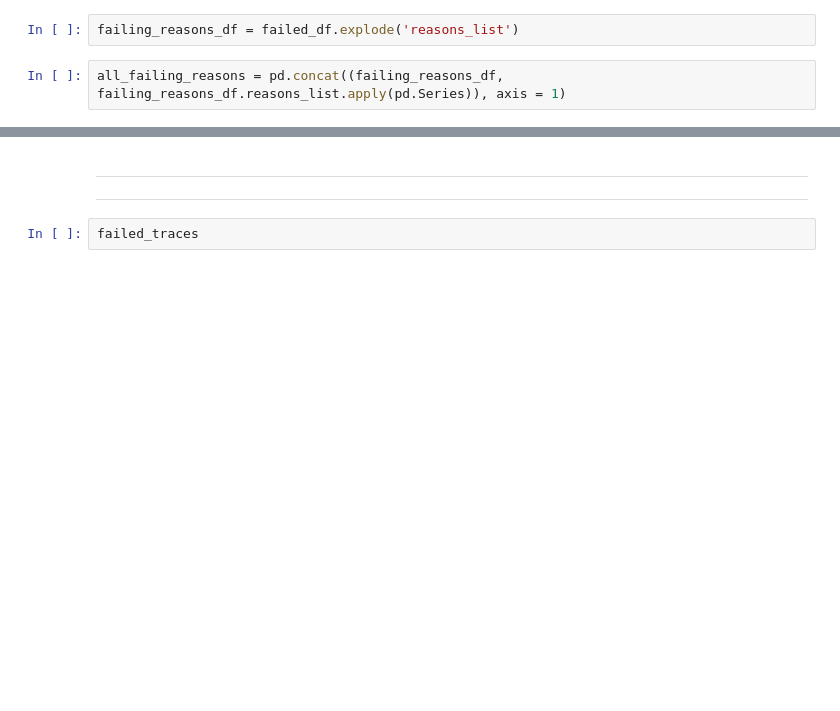
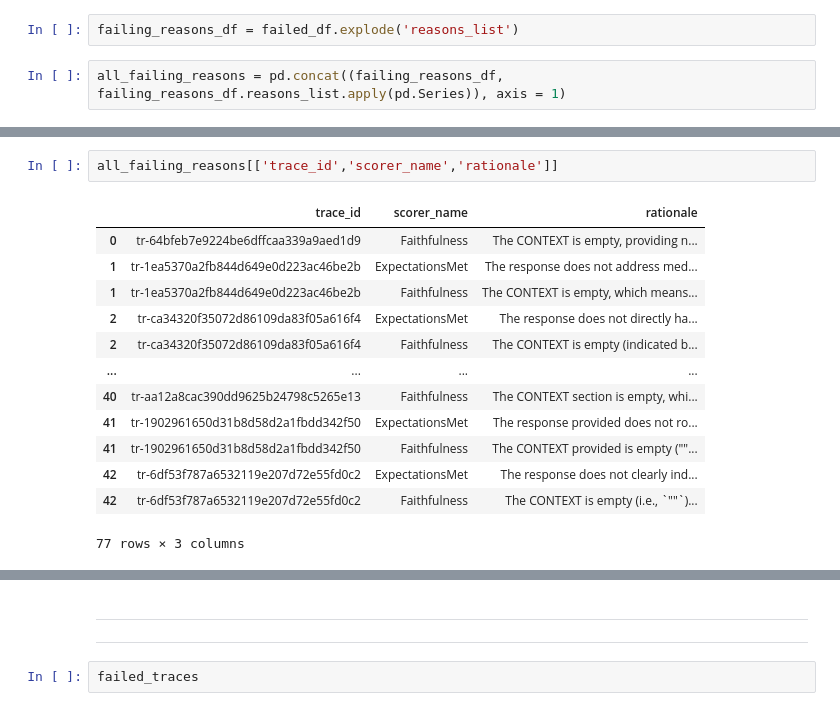
Before and after one commit to phnv/customer-service-scheduling-bot, a Jupyter notebook: notebooks/prompt_evaluation copy.ipynb, the cells around one changed output, grey strips where cells are left out. Drawn from its saved outputs; the diff is of its cells as text; blank space fills up the shorter version.

```diff
--- a/notebooks/prompt_evaluation copy.ipynb
+++ b/notebooks/prompt_evaluation copy.ipynb
@@ -484 +476,17 @@ all_failing_reasons[['scorer_name', 'error_reason']].value_counts().to_frame()
+# %%
+all_failing_reasons[['trace_id','scorer_name','rationale']]
+# %% [output]
+|  | trace_id | scorer_name | rationale |
+| 0 | tr-64bfeb7e9224be6dffcaa339a9aed1d9 | Faithfulness | The CONTEXT is empty, providing n... |
+| 1 | tr-1ea5370a2fb844d649e0d223ac46be2b | ExpectationsMet | The response does not address med... |
+| 1 | tr-1ea5370a2fb844d649e0d223ac46be2b | Faithfulness | The CONTEXT is empty, which means... |
+| 2 | tr-ca34320f35072d86109da83f05a616f4 | ExpectationsMet | The response does not directly ha... |
+| 2 | tr-ca34320f35072d86109da83f05a616f4 | Faithfulness | The CONTEXT is empty (indicated b... |
+| ... | ... | ... | ... |
+| 40 | tr-aa12a8cac390dd9625b24798c5265e13 | Faithfulness | The CONTEXT section is empty, whi... |
+| 41 | tr-1902961650d31b8d58d2a1fbdd342f50 | ExpectationsMet | The response provided does not ro... |
+| 41 | tr-1902961650d31b8d58d2a1fbdd342f50 | Faithfulness | The CONTEXT provided is empty (""... |
+| 42 | tr-6df53f787a6532119e207d72e55fd0c2 | ExpectationsMet | The response does not clearly ind... |
+| 42 | tr-6df53f787a6532119e207d72e55fd0c2 | Faithfulness | The CONTEXT is empty (i.e., `""`)... |
+77 rows × 3 columns
 # %%
```
Also changed, not shown: parts of 15 cells of this notebook, 22 other files.
